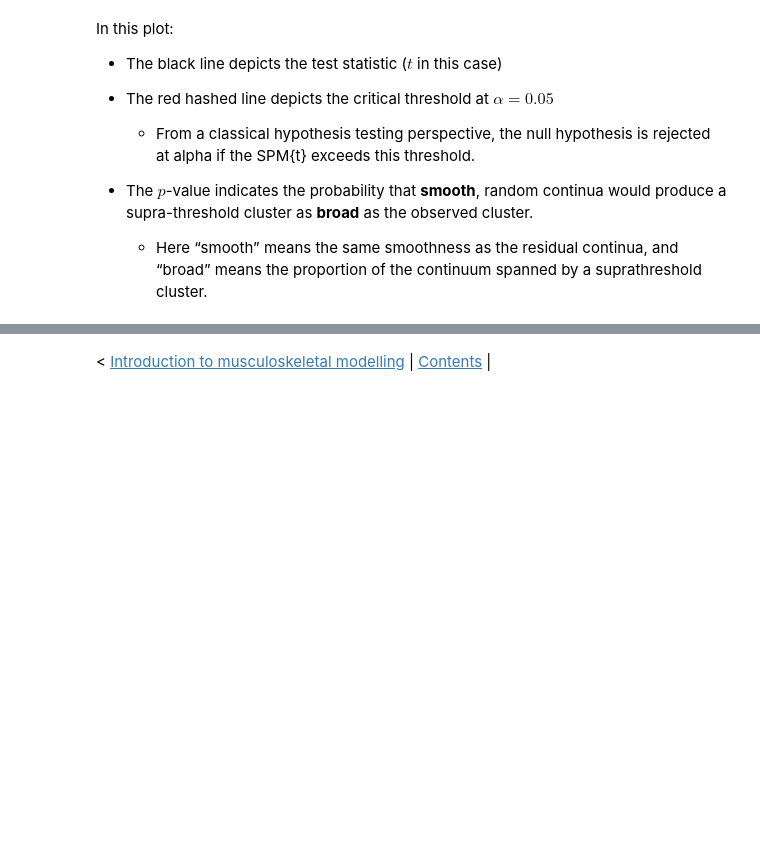
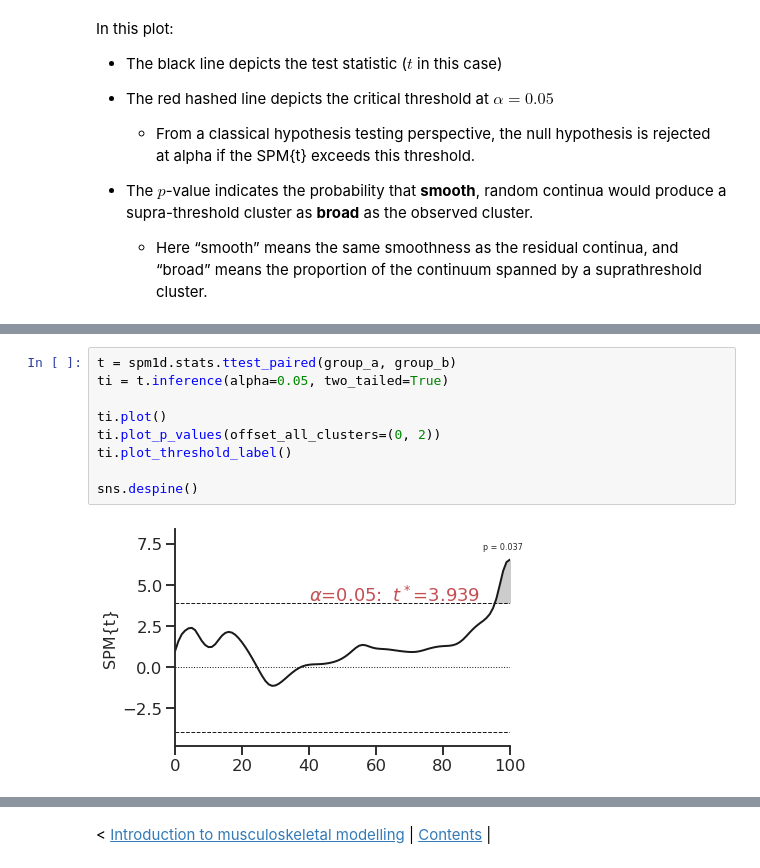
Before and after one commit to pyomeca/tutorials, a Jupyter notebook: notebooks/03.00-stats-and-machine-learning.ipynb, the cells around one changed output, grey strips where cells are left out. Saved outputs shown, nothing was run; the diff lists cells and outputs as text; blank space fills up the shorter version.

```diff
--- a/notebooks/03.00-stats-and-machine-learning.ipynb
+++ b/notebooks/03.00-stats-and-machine-learning.ipynb
@@ -142,0 +236,11 @@ In this plot:
+# %%
+t = spm1d.stats.ttest_paired(group_a, group_b)
+ti = t.inference(alpha=0.05, two_tailed=True)
+
+ti.plot()
+ti.plot_p_values(offset_all_clusters=(0, 2))
+ti.plot_threshold_label()
+
+sns.despine()
+# %% [output]
+[figure, added]
```
Also changed, not shown: parts of 46 cells of this notebook, 1 other file.
